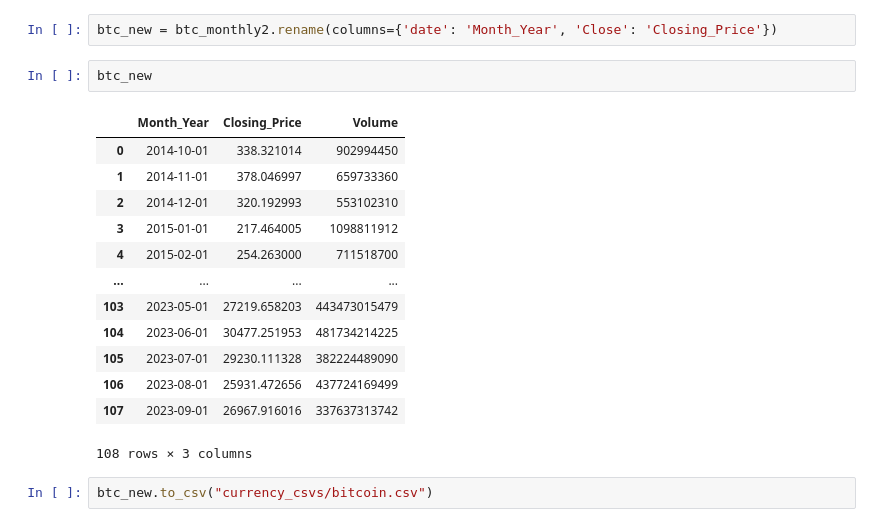
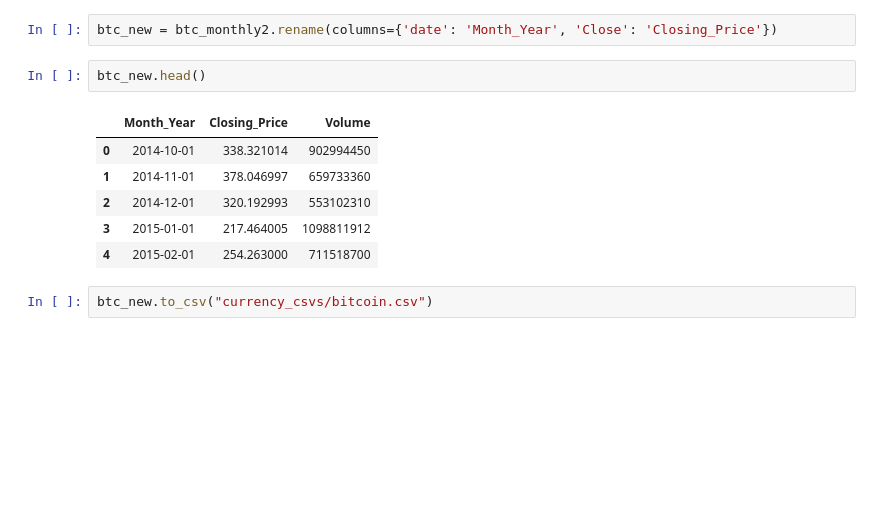
Before and after one commit to Hensonkk/Is-Crypto-The-Future, a Jupyter notebook: BTC_GOLD_SILVER DATA.ipynb, the cells around one changed output. Cells and saved outputs as stored; diff of their text form; blank space fills up the shorter version.

```diff
--- a/BTC_GOLD_SILVER DATA.ipynb
+++ b/BTC_GOLD_SILVER DATA.ipynb
@@ -63,21 +56,14 @@ btc_monthly2.reset_index(inplace = True)
 # %%
 btc_new = btc_monthly2.rename(columns={'date': 'Month_Year', 'Close': 'Closing_Price'})
 # %%
-btc_new
+btc_new.head()
 # %% [output]
 |  | Month_Year | Closing_Price | Volume |
 | 0 | 2014-10-01 | 338.321014 | 902994450 |
 | 1 | 2014-11-01 | 378.046997 | 659733360 |
 | 2 | 2014-12-01 | 320.192993 | 553102310 |
 | 3 | 2015-01-01 | 217.464005 | 1098811912 |
 | 4 | 2015-02-01 | 254.263000 | 711518700 |
-| ... | ... | ... | ... |
-| 103 | 2023-05-01 | 27219.658203 | 443473015479 |
-| 104 | 2023-06-01 | 30477.251953 | 481734214225 |
-| 105 | 2023-07-01 | 29230.111328 | 382224489090 |
-| 106 | 2023-08-01 | 25931.472656 | 437724169499 |
-| 107 | 2023-09-01 | 26967.916016 | 337637313742 |
-108 rows × 3 columns
 # %%
 btc_new.to_csv("currency_csvs/bitcoin.csv")
 # %%
```
Also changed, not shown: parts of 17 cells of this notebook, 7 other files.
